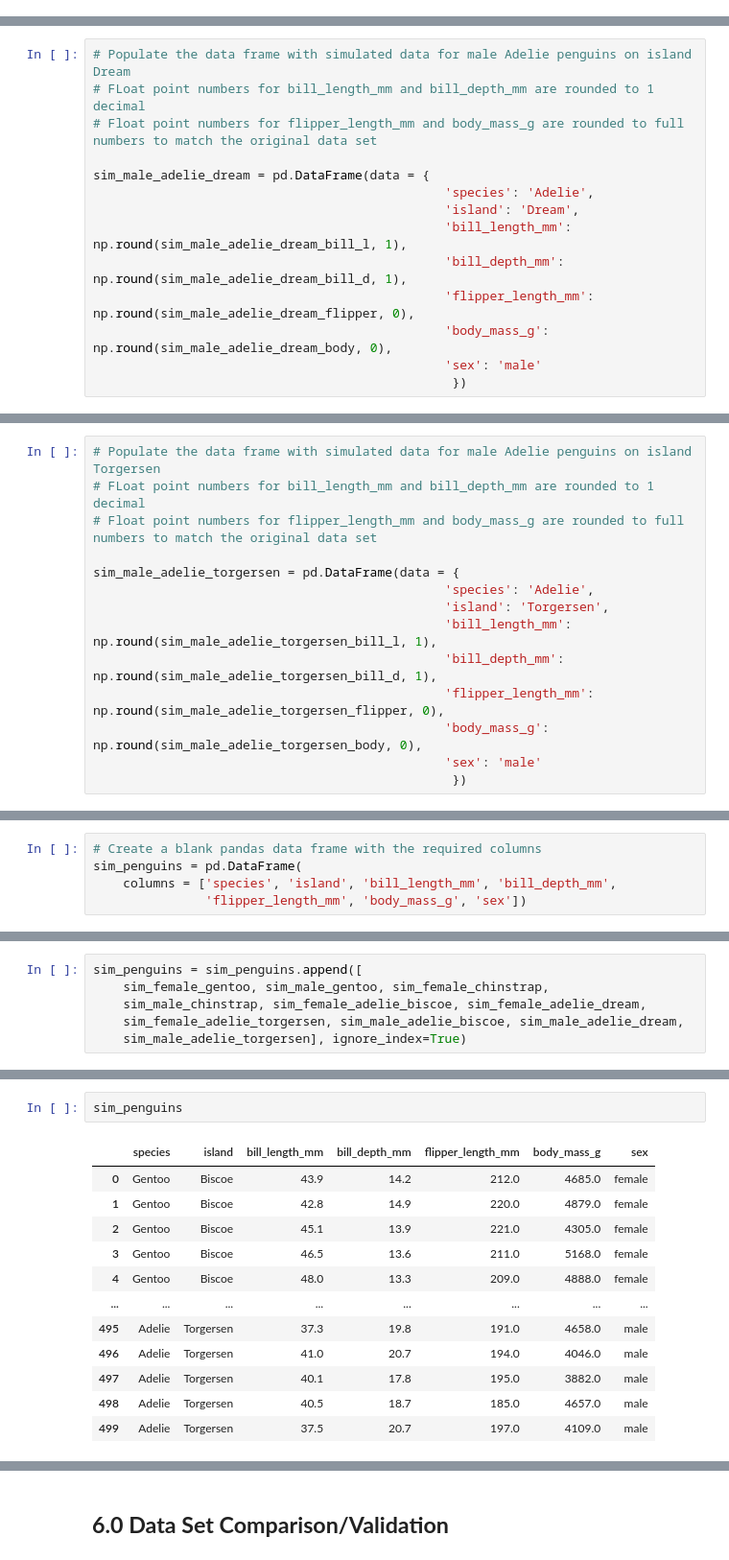
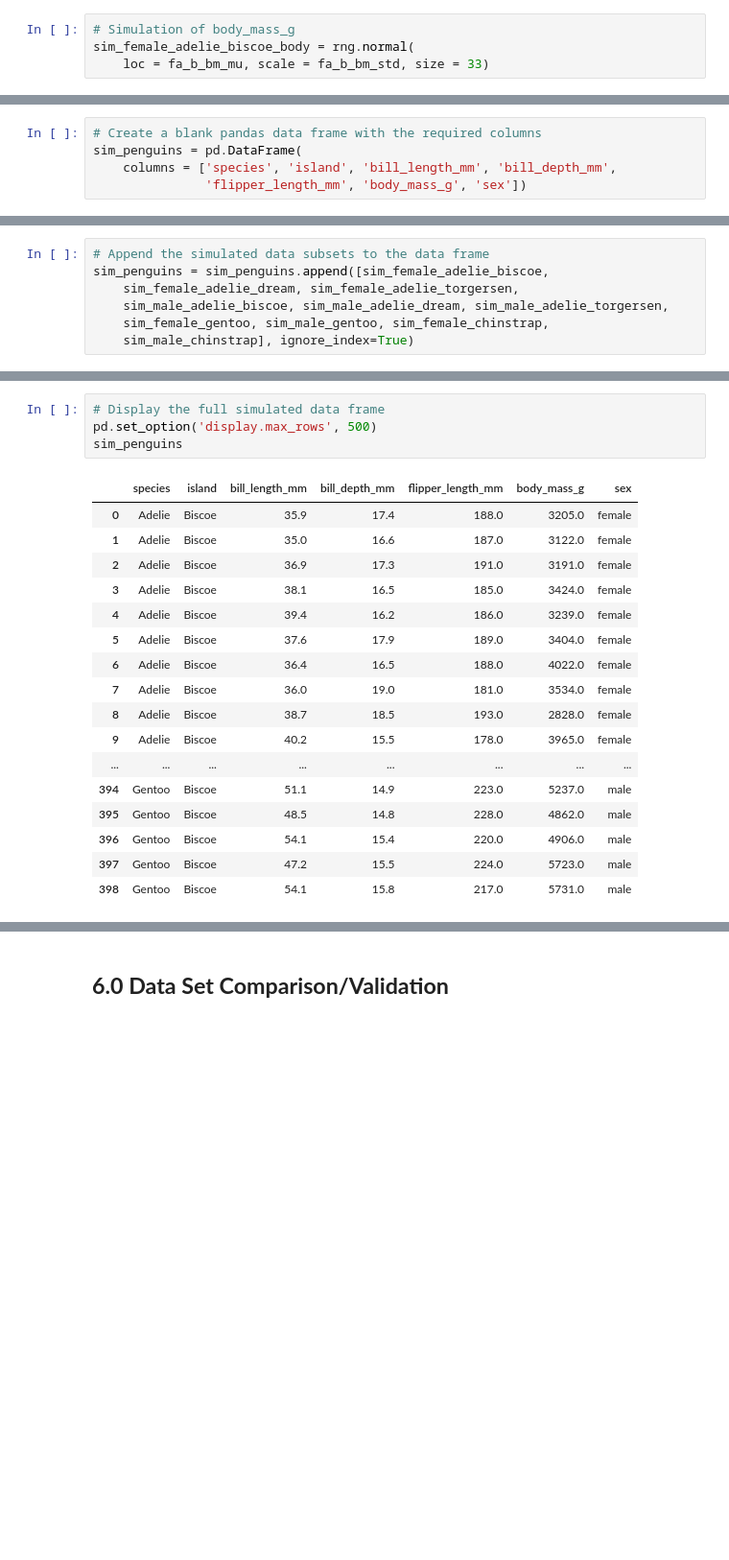
Before and after one commit to ssteffens/programming-data-analysis-project, a Jupyter notebook: project.ipynb, the cells around one changed output, grey strips where cells are left out. Shown at 96% size. Saved outputs shown, nothing was run; the diff lists cells and outputs as text; blank space fills up the shorter version.

Commit message:
Update section 5 - Dataset simulation

```diff
--- a/project.ipynb
+++ b/project.ipynb
@@ -811,0 +915,4 @@ rng = np.random.default_rng(seed=5)
+# %%
+# Simulation of body_mass_g
+sim_female_adelie_biscoe_body = rng.normal(
+    loc = fa_b_bm_mu, scale = fa_b_bm_std, size = 33)
@@ -1460,14 +1517,0 @@ sim_male_adelie_dream_body = rng.normal(loc = 4045.5, scale = 330.5, size = 42)
-# %%
-# Populate the data frame with simulated data for male Adelie penguins on island Dream
-# FLoat point numbers for bill_length_mm and bill_depth_mm are rounded to 1 decimal
-# Float point numbers for flipper_length_mm and body_mass_g are rounded to full numbers to match the original data set
-
-sim_male_adelie_dream = pd.DataFrame(data = {
-                                               'species': 'Adelie',
-                                               'island': 'Dream',
-                                               'bill_length_mm': np.round(sim_male_adelie_dream_bill_l, 1),
-                                               'bill_depth_mm': np.round(sim_male_adelie_dream_bill_d, 1),
-                                               'flipper_length_mm': np.round(sim_male_adelie_dream_flipper, 0),
-                                               'body_mass_g': np.round(sim_male_adelie_dream_body, 0),
-                                               'sex': 'male'
-                                                })
@@ -1514,14 +1517,0 @@ sim_male_adelie_torgersen_body = rng.normal(loc = 4034.8, scale = 372.5, size =
-# %%
-# Populate the data frame with simulated data for male Adelie penguins on island Torgersen
-# FLoat point numbers for bill_length_mm and bill_depth_mm are rounded to 1 decimal
-# Float point numbers for flipper_length_mm and body_mass_g are rounded to full numbers to match the original data set
-
-sim_male_adelie_torgersen = pd.DataFrame(data = {
-                                               'species': 'Adelie',
-                                               'island': 'Torgersen',
-                                               'bill_length_mm': np.round(sim_male_adelie_torgersen_bill_l, 1),
-                                               'bill_depth_mm': np.round(sim_male_adelie_torgersen_bill_d, 1),
-                                               'flipper_length_mm': np.round(sim_male_adelie_torgersen_flipper, 0),
-                                               'body_mass_g': np.round(sim_male_adelie_torgersen_body, 0),
-                                               'sex': 'male'
-                                                })
@@ -1574,8 +1546,9 @@ sim_penguins
 # %% [output]
 |  | species | island | bill_length_mm | bill_depth_mm | flipper_length_mm | body_mass_g | sex |
 # %%
-sim_penguins = sim_penguins.append([
+# Append the simulated data subsets to the data frame
+sim_penguins = sim_penguins.append([sim_female_adelie_biscoe,
+    sim_female_adelie_dream, sim_female_adelie_torgersen,
+    sim_male_adelie_biscoe, sim_male_adelie_dream, sim_male_adelie_torgersen,
     sim_female_gentoo, sim_male_gentoo, sim_female_chinstrap,
-    sim_male_chinstrap, sim_female_adelie_biscoe, sim_female_adelie_dream,
-    sim_female_adelie_torgersen, sim_male_adelie_biscoe, sim_male_adelie_dream,
-    sim_male_adelie_torgersen], ignore_index=True)
+    sim_male_chinstrap], ignore_index=True)
@@ -1624,15 +1577,22 @@ penguins.describe().transpose()
 # %%
+# Display the full simulated data frame
+pd.set_option('display.max_rows', 500)
 sim_penguins
 # %% [output]
 |  | species | island | bill_length_mm | bill_depth_mm | flipper_length_mm | body_mass_g | sex |
-| 0 | Gentoo | Biscoe | 43.9 | 14.2 | 212.0 | 4685.0 | female |
-| 1 | Gentoo | Biscoe | 42.8 | 14.9 | 220.0 | 4879.0 | female |
-| 2 | Gentoo | Biscoe | 45.1 | 13.9 | 221.0 | 4305.0 | female |
-| 3 | Gentoo | Biscoe | 46.5 | 13.6 | 211.0 | 5168.0 | female |
-| 4 | Gentoo | Biscoe | 48.0 | 13.3 | 209.0 | 4888.0 | female |
+| 0 | Adelie | Biscoe | 35.9 | 17.4 | 188.0 | 3205.0 | female |
+| 1 | Adelie | Biscoe | 35.0 | 16.6 | 187.0 | 3122.0 | female |
+| 2 | Adelie | Biscoe | 36.9 | 17.3 | 191.0 | 3191.0 | female |
+| 3 | Adelie | Biscoe | 38.1 | 16.5 | 185.0 | 3424.0 | female |
+| 4 | Adelie | Biscoe | 39.4 | 16.2 | 186.0 | 3239.0 | female |
+| 5 | Adelie | Biscoe | 37.6 | 17.9 | 189.0 | 3404.0 | female |
+| 6 | Adelie | Biscoe | 36.4 | 16.5 | 188.0 | 4022.0 | female |
+| 7 | Adelie | Biscoe | 36.0 | 19.0 | 181.0 | 3534.0 | female |
+| 8 | Adelie | Biscoe | 38.7 | 18.5 | 193.0 | 2828.0 | female |
+| 9 | Adelie | Biscoe | 40.2 | 15.5 | 178.0 | 3965.0 | female |
 | ... | ... | ... | ... | ... | ... | ... | ... |
-| 495 | Adelie | Torgersen | 37.3 | 19.8 | 191.0 | 4658.0 | male |
-| 496 | Adelie | Torgersen | 41.0 | 20.7 | 194.0 | 4046.0 | male |
-| 497 | Adelie | Torgersen | 40.1 | 17.8 | 195.0 | 3882.0 | male |
-| 498 | Adelie | Torgersen | 40.5 | 18.7 | 185.0 | 4657.0 | male |
-| 499 | Adelie | Torgersen | 37.5 | 20.7 | 197.0 | 4109.0 | male |
+| 394 | Gentoo | Biscoe | 51.1 | 14.9 | 223.0 | 5237.0 | male |
+| 395 | Gentoo | Biscoe | 48.5 | 14.8 | 228.0 | 4862.0 | male |
+| 396 | Gentoo | Biscoe | 54.1 | 15.4 | 220.0 | 4906.0 | male |
+| 397 | Gentoo | Biscoe | 47.2 | 15.5 | 224.0 | 5723.0 | male |
+| 398 | Gentoo | Biscoe | 54.1 | 15.8 | 217.0 | 5731.0 | male |
```
Also changed, not shown: parts of 162 cells of this notebook.
